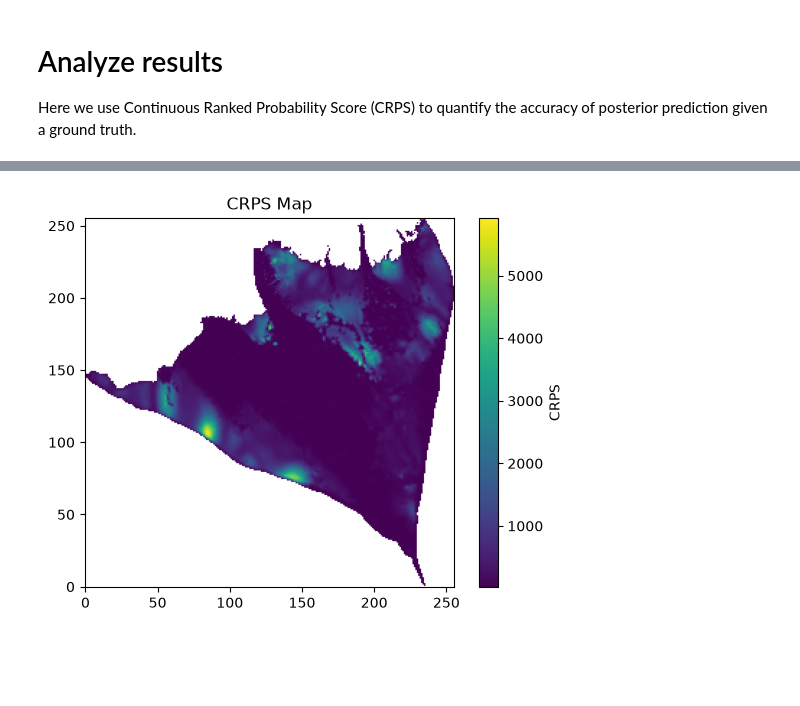
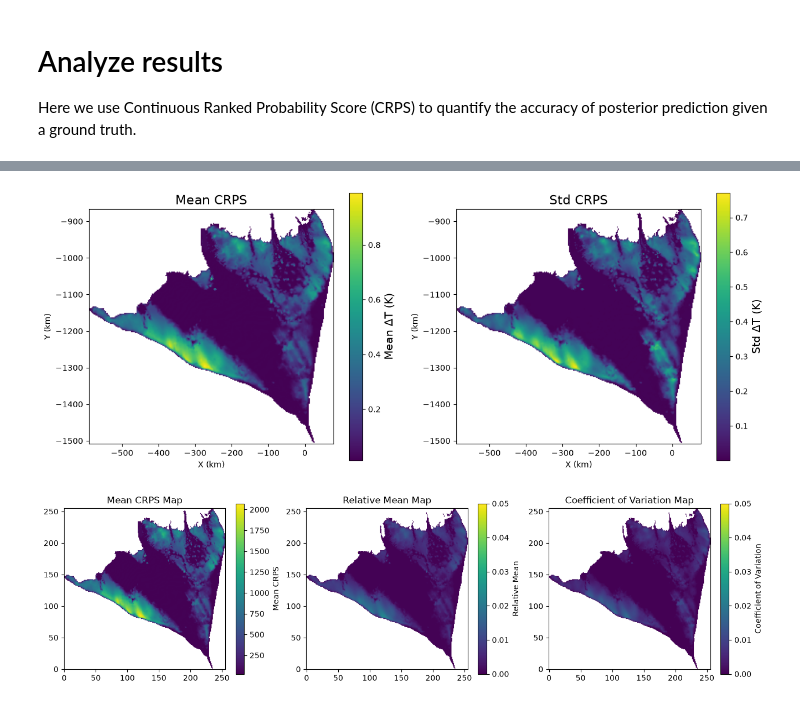
Before and after one commit to alastairyang/petermann-inference, a Jupyter notebook: notebooks/SyntheticTest.ipynb, the cells around one changed output, grey strips where cells are left out. Saved outputs shown, nothing was run; the diff lists cells and outputs as text; code cells hidden in the pictures; blank space fills up the shorter version.

```diff
--- a/notebooks/SyntheticTest.ipynb
+++ b/notebooks/SyntheticTest.ipynb
@@ -435,7 +501,52 @@ crps_map, mean_crps = basal_enthalpy_crps(
-# %%
-plt.imshow(crps_map, origin='lower')
-plt.colorbar(label='CRPS')
-plt.title('CRPS Map')
-plt.show()
-# %% [output]
-[figure, removed]
+# %%
+from ice import enthalpy_to_temperature
+
+crps_map_all = np.array(crps_map_all)
+mean_crps_all = crps_map_all.mean(axis=0)
+std_crps_all = crps_map_all.std(axis=0)
+Cp = 2093
+
+# convert to delta T
+# delta E_b = C_p * delta T
+mean_delta_T_all = mean_crps_all / Cp
+std_delta_T_all = std_crps_all / Cp
+plt.figure(figsize=(15, 6))
+plt.subplot(1, 2, 1)
+plt.imshow(mean_delta_T_all, origin='lower', extent = extent_km)
+cbar = plt.colorbar()
+cbar.set_label('Mean ΔT (K)', fontsize=14)
+plt.xlabel('X (km)')
+plt.ylabel('Y (km)')
+plt.title('Mean CRPS', fontsize=16)
+
+plt.subplot(1, 2, 2)
+plt.imshow(std_delta_T_all, origin='lower', extent = extent_km)
+cbar = plt.colorbar()
+cbar.set_label('Std ΔT (K)', fontsize=14)
+plt.xlabel('X (km)')
+plt.ylabel('Y (km)')
+plt.title('Std CRPS', fontsize=16)
+
+plt.show()
+# %% [output]
+[figure, added]
+# %%
+plt.figure(figsize=(16, 4))
+plt.subplot(1, 3, 1)
+plt.imshow(mean_crps_all, origin='lower')
+plt.colorbar(label='Mean CRPS')
+plt.title('Mean CRPS Map')
+
+plt.subplot(1, 3, 2)
+plt.imshow(relative_mean, origin='lower', vmin=0, vmax=0.05)
+plt.colorbar(label='Relative Mean')
+plt.title('Relative Mean Map')
+
+plt.subplot(1, 3, 3)
+plt.imshow(cov, origin='lower', vmin=0, vmax=0.05)
+plt.colorbar(label='Coefficient of Variation')
+plt.title('Coefficient of Variation Map')
+
+plt.show()
+# %% [output]
+[figure, added]
```
Also changed, not shown: parts of 6 cells of this notebook, 2 other files.
